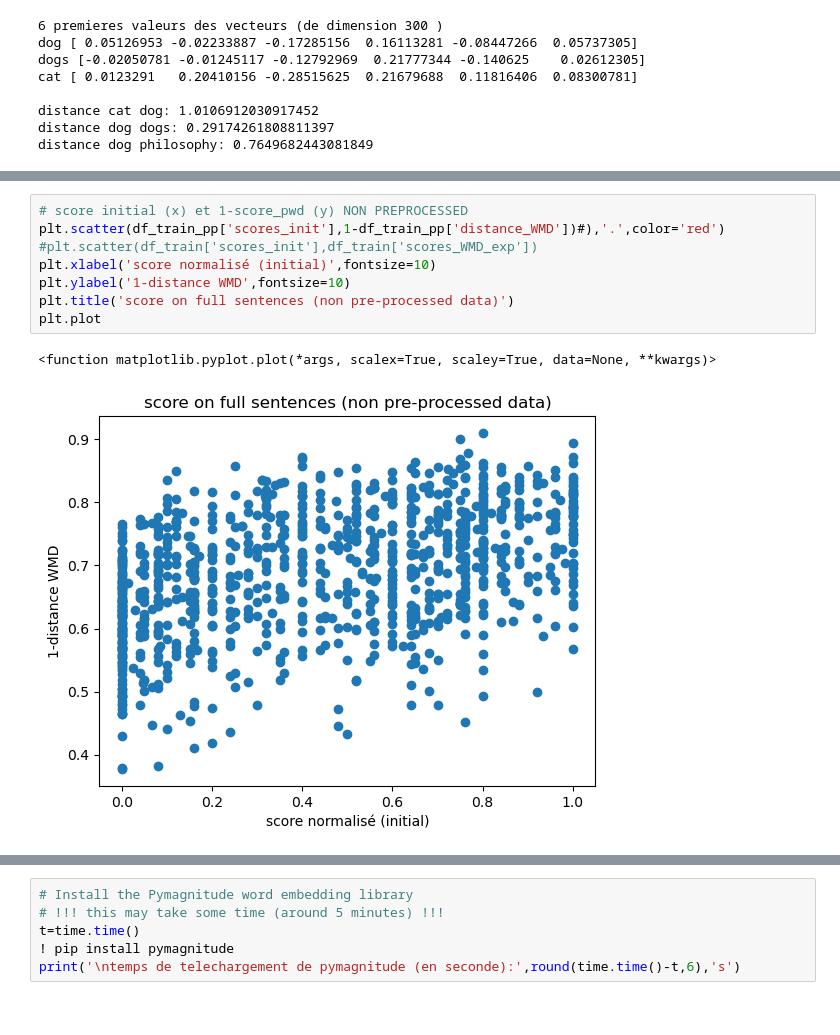
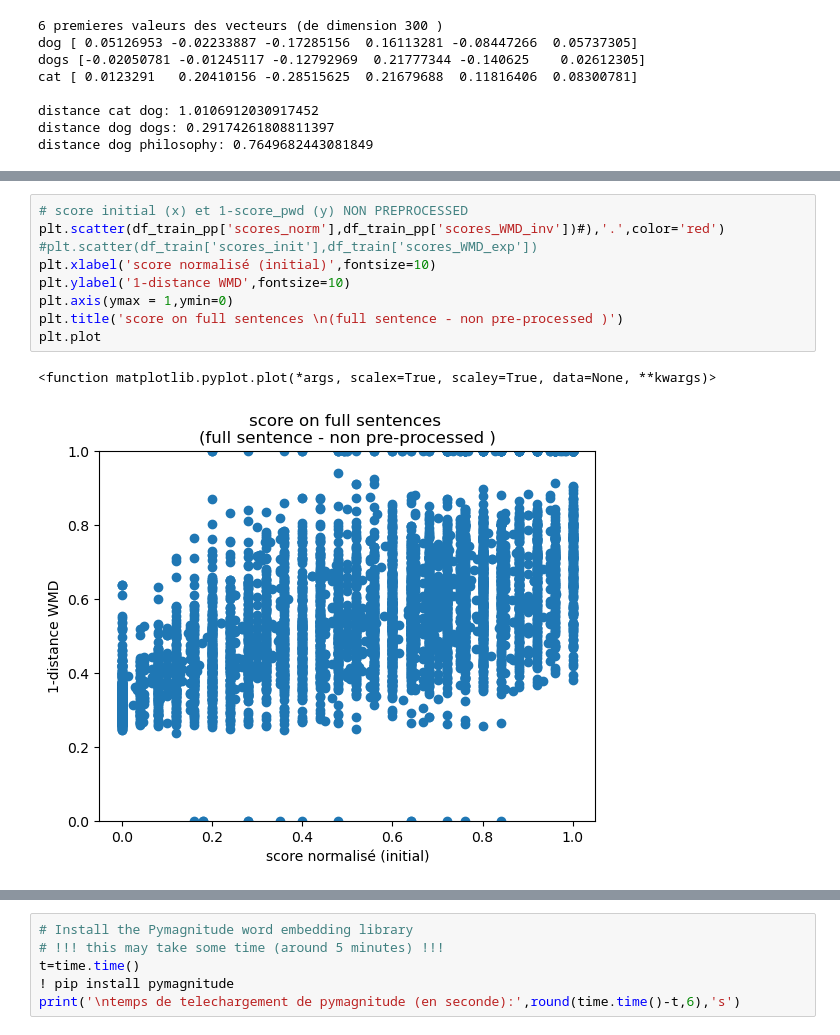
Before and after one commit to PascalMahe/MSIA_IA717_NLP_Project, a Jupyter notebook: Embedding_Anaele.ipynb, the cells around one changed output, grey strips where cells are left out. Drawn from its saved outputs; the diff is of its cells as text.

```diff
--- a/Embedding_Anaele.ipynb
+++ b/Embedding_Anaele.ipynb
@@ -289,14 +262,15 @@ df_train_pp[['s1','s2','scores_init','distance_WMD','scores_WMD_exp','scores_WMD
 # %%
 # score initial (x) et 1-score_pwd (y) NON PREPROCESSED
-plt.scatter(df_train_pp['scores_init'],1-df_train_pp['distance_WMD'])#),'.',color='red')
+plt.scatter(df_train_pp['scores_norm'],df_train_pp['scores_WMD_inv'])#),'.',color='red')
 #plt.scatter(df_train['scores_init'],df_train['scores_WMD_exp'])
 plt.xlabel('score normalisé (initial)',fontsize=10)
 plt.ylabel('1-distance WMD',fontsize=10)
-plt.title('score on full sentences (non pre-processed data)')
+plt.axis(ymax = 1,ymin=0)
+plt.title('score on full sentences \n(full sentence - non pre-processed )')
 plt.plot
 # %% [output]
 <function matplotlib.pyplot.plot(*args, scalex=True, scaley=True, data=None, **kwargs)>
-[figure, old version]
+[figure, new version]
 # %%
 ##################################################
 # 2. WMD score on pre-processed data (vecteurs)  #
```
Also changed, not shown: parts of 19 cells of this notebook.
